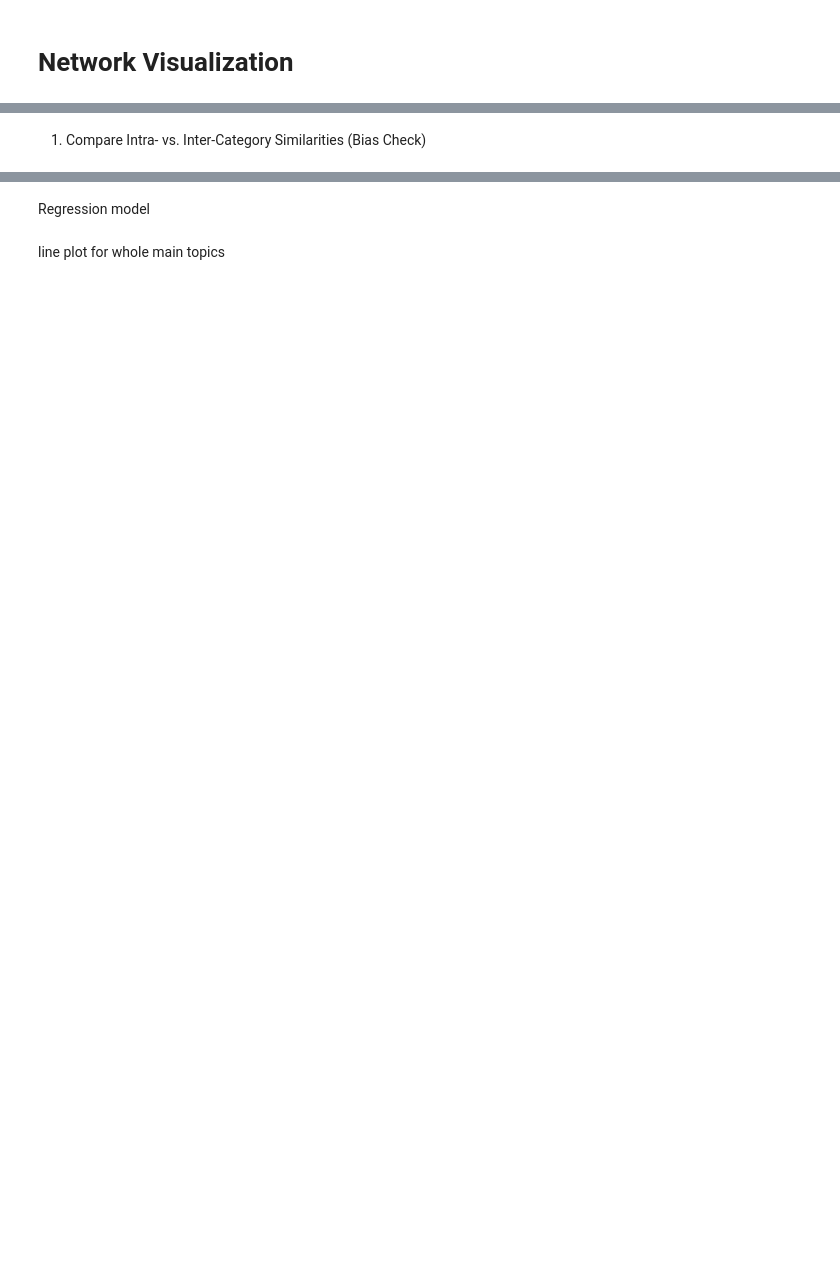
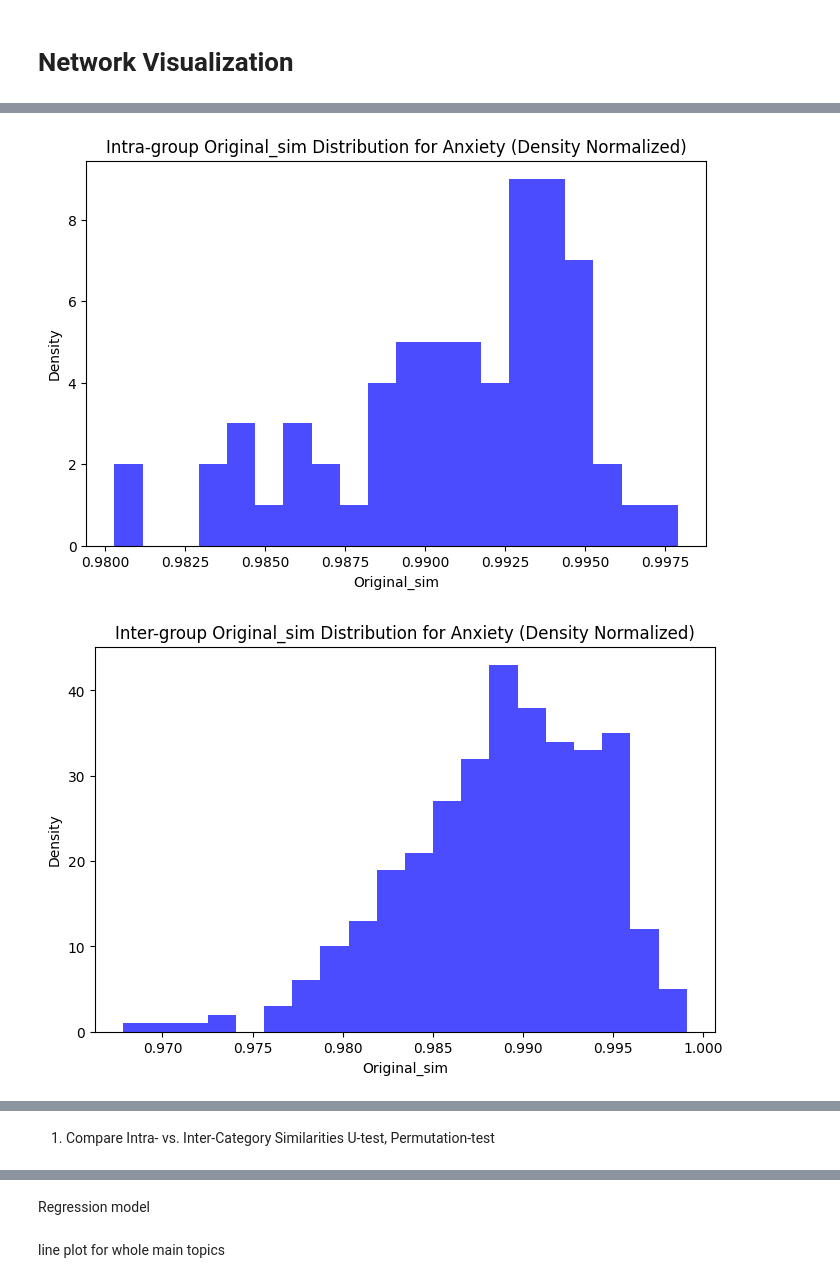
Before and after one commit to Rainman4301/LLM_NetworkMoel_MentalHealth, a Jupyter notebook: data_network.ipynb, the cells around one changed output, grey strips where cells are left out. Drawn from its saved outputs; the diff is of its cells as text; code cells hidden in the pictures; blank space fills up the shorter version.

```diff
--- a/data_network.ipynb
+++ b/data_network.ipynb
@@ -392,0 +62,15 @@ for category in categories:
+# %%
+import pickle
+import os
+import numpy as np
+
+
+# Load saved data
+data_dir = './data/network_graph'
+with open(os.path.join(data_dir, 'G.gpickle'), 'rb') as f:
+    G = pickle.load(f)
+sim_matrix = np.load(os.path.join(data_dir, 'sim_matrix.npy'))
+coherence_matrix = np.load(os.path.join(data_dir, 'coh_matrix.npy'))
+embeddings = np.load(os.path.join(data_dir, 'embeddings.npy'))
+with open(os.path.join(data_dir, 'all_subtopics.pkl'), 'rb') as f:
+    all_subtopics = pickle.load(f)
@@ -392,0 +403,55 @@ for category in categories:
+# %%
+import matplotlib.pyplot as plt
+from collections import defaultdict
+import networkx as nx
+
+
+
+# Choose the weight type: 'weight', 'nor_weight', or 'original_sim'
+weight_type = 'original_sim'
+
+# Collect unique categories from node labels
+categories = list(set(G.nodes[idx]['label'] for idx in G.nodes()))
+
+# Collect intra-group and inter-group values based on the chosen weight
+intra_sims = defaultdict(list)
+inter_sims = defaultdict(list)
+
+for u, v, data in G.edges(data=True):
+    label_u = G.nodes[u]['label']
+    label_v = G.nodes[v]['label']
+    value = data[weight_type]
+    if label_u == label_v:
+        intra_sims[label_u].append(value)
+    else:
+        inter_sims[label_u].append(value)
+        inter_sims[label_v].append(value)
+
+# Define colors for each category
+colors = {'Anxiety': 'blue', 'Depression': 'green', 'PTSD and trauma': 'red', 'Suicidal thoughts and self-harm': 'purple'}
+
+# Define the order of categories (filter to only those present)
+categories = [cat for cat in ["Anxiety", "Depression", "PTSD and trauma", "Suicidal thoughts and self-harm"] if cat in categories]
+
+# Create separate figures for each category, showing intra then inter
+for category in categories:
+    # Plot intra-group if available
+    if category in intra_sims and intra_sims[category]:
+        plt.figure(figsize=(8, 5))
+        plt.hist(intra_sims[category], bins=20, alpha=0.7, color=colors.get(category, 'gray'), density=False)
+        plt.title(f"Intra-group {weight_type.capitalize()} Distribution for {category} (Density Normalized)")
+        plt.xlabel(f"{weight_type.capitalize()}")
+        plt.ylabel("Density")
+        plt.show()
+
+    # Plot inter-group if available
+    if category in inter_sims and inter_sims[category]:
+        plt.figure(figsize=(8, 5))
+        plt.hist(inter_sims[category], bins=20, alpha=0.7, color=colors.get(category, 'gray'), density=False)
+        plt.title(f"Inter-group {weight_type.capitalize()} Distribution for {category} (Density Normalized)")
+        plt.xlabel(f"{weight_type.capitalize()}")
+        plt.ylabel("Density")
+        plt.show()
+# %% [output]
+[figure, added]
+[figure, added]
@@ -393,2 +464,3 @@ for category in categories:
 # %% [markdown]
-1. Compare Intra- vs. Inter-Category Similarities (Bias Check)
+1. Compare Intra- vs. Inter-Category Similarities
+ U-test, Permutation-test
```
Also changed, not shown: parts of 18 cells of this notebook, 10 other files.
